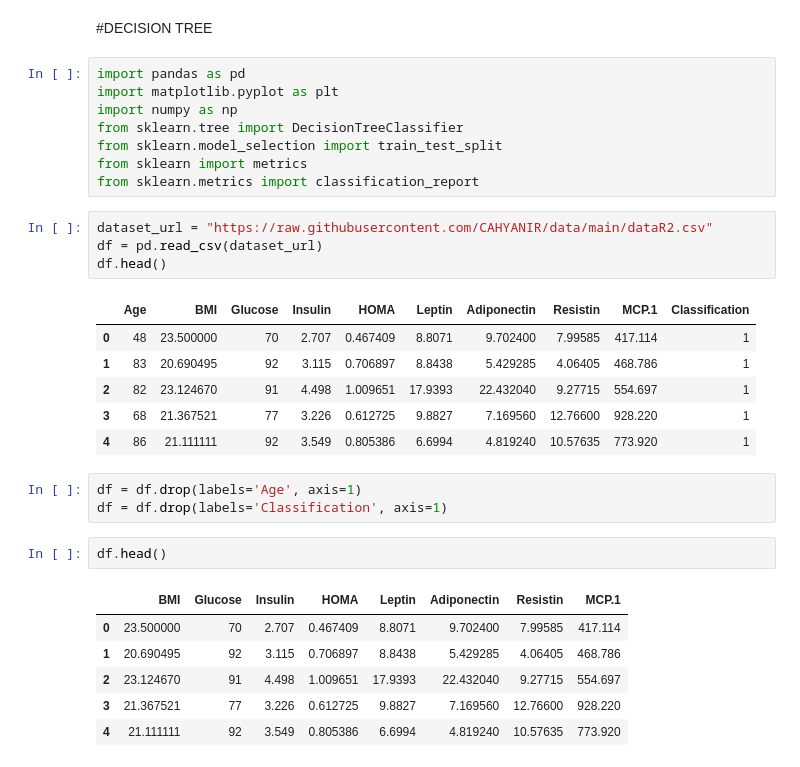
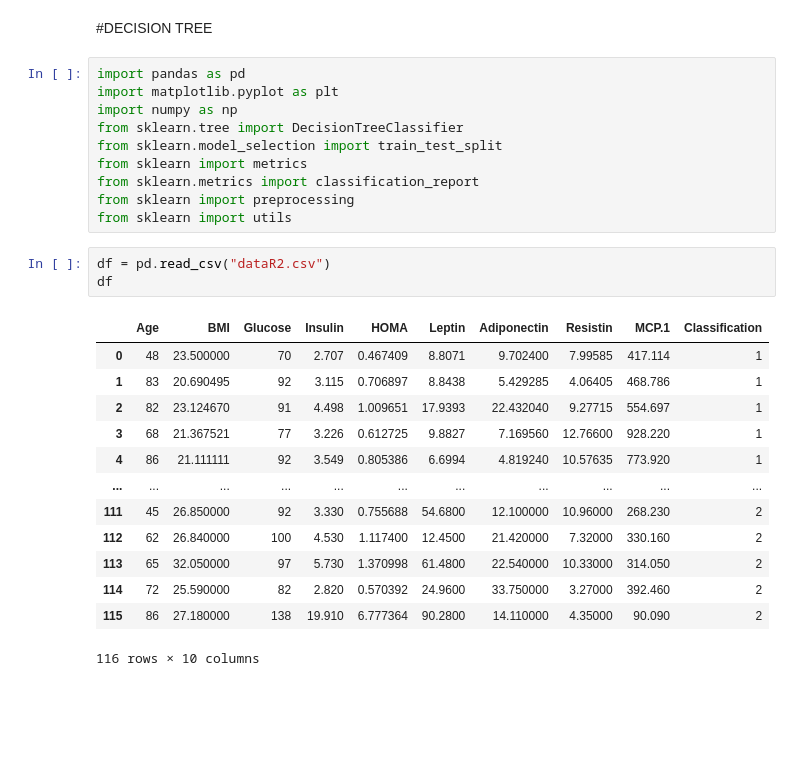
Before and after one commit to CAHYANIR/datamining, a Jupyter notebook: _sources/UTS.ipynb, the cells around one changed output. Saved outputs shown, nothing was run; the diff lists cells and outputs as text; blank space fills up the shorter version.

```diff
--- a/_sources/UTS.ipynb
+++ b/_sources/UTS.ipynb
@@ -87,29 +87,25 @@ from sklearn.tree import DecisionTreeClassifier
 from sklearn.model_selection import train_test_split
 from sklearn import metrics
 from sklearn.metrics import classification_report
+from sklearn import preprocessing
+from sklearn import utils
-# %%
-dataset_url = "https://raw.githubusercontent.com/CAHYANIR/data/main/dataR2.csv"
-df = pd.read_csv(dataset_url)
-df.head()
-# %% [output]
-|  | Age | BMI | Glucose | Insulin | HOMA | Leptin | Adiponectin | Resistin | MCP.1 | Classification |
-| 0 | 48 | 23.500000 | 70 | 2.707 | 0.467409 | 8.8071 | 9.702400 | 7.99585 | 417.114 | 1 |
-| 1 | 83 | 20.690495 | 92 | 3.115 | 0.706897 | 8.8438 | 5.429285 | 4.06405 | 468.786 | 1 |
-| 2 | 82 | 23.124670 | 91 | 4.498 | 1.009651 | 17.9393 | 22.432040 | 9.27715 | 554.697 | 1 |
-| 3 | 68 | 21.367521 | 77 | 3.226 | 0.612725 | 9.8827 | 7.169560 | 12.76600 | 928.220 | 1 |
-| 4 | 86 | 21.111111 | 92 | 3.549 | 0.805386 | 6.6994 | 4.819240 | 10.57635 | 773.920 | 1 |
-# %%
-df = df.drop(labels='Age', axis=1)
-df = df.drop(labels='Classification', axis=1)
-# %%
-df.head()
-# %% [output]
-|  | BMI | Glucose | Insulin | HOMA | Leptin | Adiponectin | Resistin | MCP.1 |
-| 0 | 23.500000 | 70 | 2.707 | 0.467409 | 8.8071 | 9.702400 | 7.99585 | 417.114 |
-| 1 | 20.690495 | 92 | 3.115 | 0.706897 | 8.8438 | 5.429285 | 4.06405 | 468.786 |
-| 2 | 23.124670 | 91 | 4.498 | 1.009651 | 17.9393 | 22.432040 | 9.27715 | 554.697 |
-| 3 | 21.367521 | 77 | 3.226 | 0.612725 | 9.8827 | 7.169560 | 12.76600 | 928.220 |
-| 4 | 21.111111 | 92 | 3.549 | 0.805386 | 6.6994 | 4.819240 | 10.57635 | 773.920 |
+# %%
+df = pd.read_csv("dataR2.csv")
+df
+# %% [output]
+|  | Age | BMI | Glucose | Insulin | HOMA | Leptin | Adiponectin | Resistin | MCP.1 | Classification |
+| 0 | 48 | 23.500000 | 70 | 2.707 | 0.467409 | 8.8071 | 9.702400 | 7.99585 | 417.114 | 1 |
+| 1 | 83 | 20.690495 | 92 | 3.115 | 0.706897 | 8.8438 | 5.429285 | 4.06405 | 468.786 | 1 |
+| 2 | 82 | 23.124670 | 91 | 4.498 | 1.009651 | 17.9393 | 22.432040 | 9.27715 | 554.697 | 1 |
+| 3 | 68 | 21.367521 | 77 | 3.226 | 0.612725 | 9.8827 | 7.169560 | 12.76600 | 928.220 | 1 |
+| 4 | 86 | 21.111111 | 92 | 3.549 | 0.805386 | 6.6994 | 4.819240 | 10.57635 | 773.920 | 1 |
+| ... | ... | ... | ... | ... | ... | ... | ... | ... | ... | ... |
+| 111 | 45 | 26.850000 | 92 | 3.330 | 0.755688 | 54.6800 | 12.100000 | 10.96000 | 268.230 | 2 |
+| 112 | 62 | 26.840000 | 100 | 4.530 | 1.117400 | 12.4500 | 21.420000 | 7.32000 | 330.160 | 2 |
+| 113 | 65 | 32.050000 | 97 | 5.730 | 1.370998 | 61.4800 | 22.540000 | 10.33000 | 314.050 | 2 |
+| 114 | 72 | 25.590000 | 82 | 2.820 | 0.570392 | 24.9600 | 33.750000 | 3.27000 | 392.460 | 2 |
+| 115 | 86 | 27.180000 | 138 | 19.910 | 6.777364 | 90.2800 | 14.110000 | 4.35000 | 90.090 | 2 |
+116 rows × 10 columns
 # %%
 df.corr()
 # %% [output]
```
Also changed, not shown: parts of 15 cells of this notebook, 3 other files.
